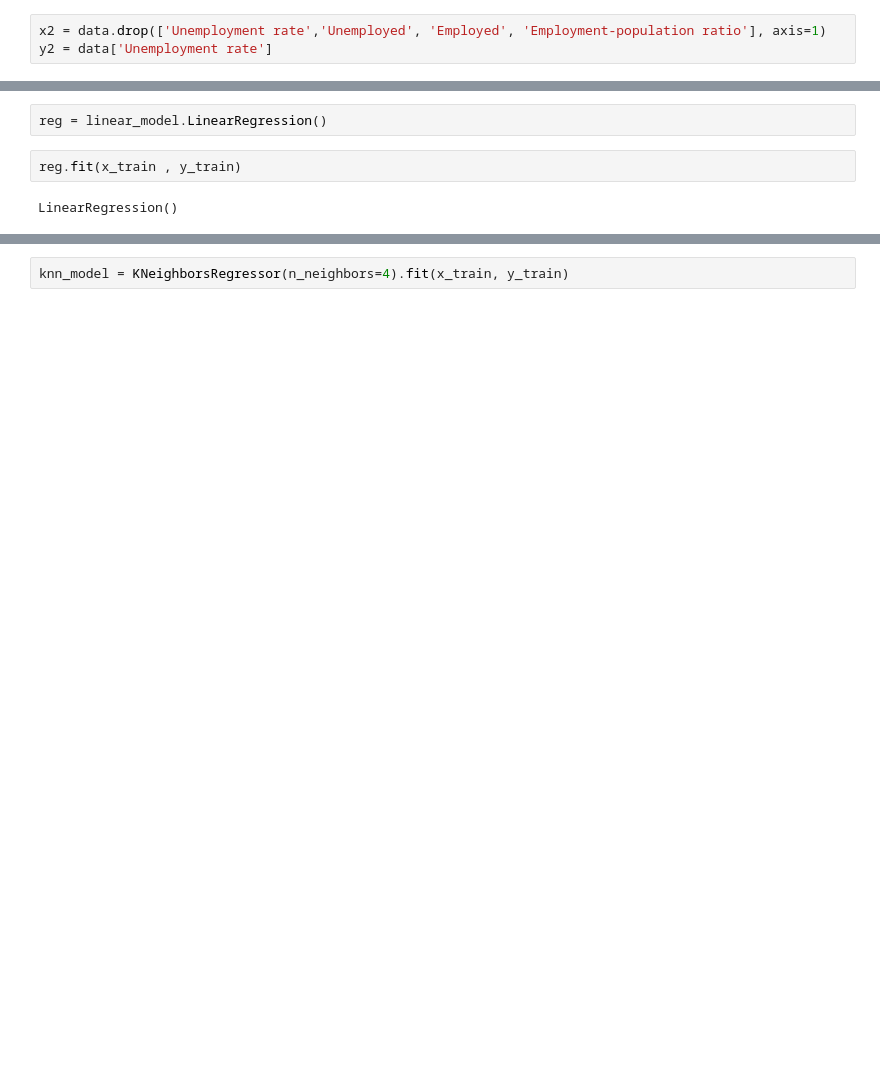
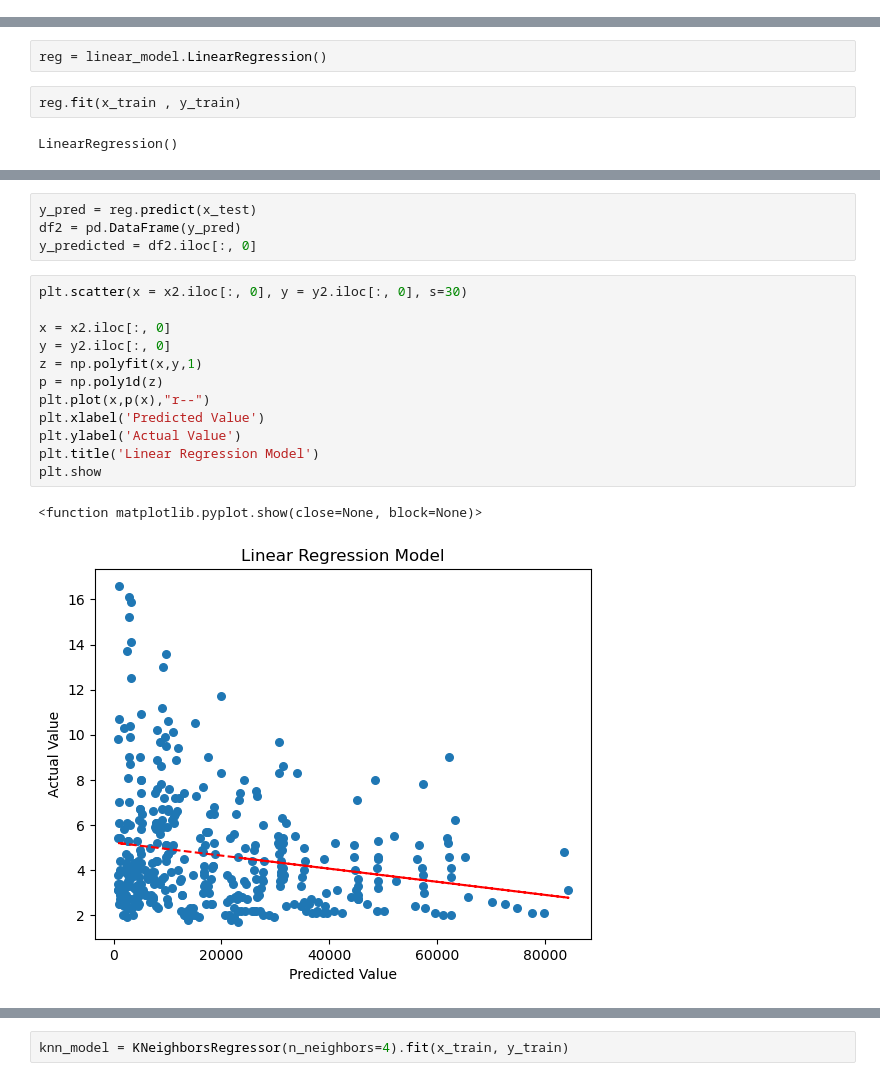
Before and after one commit to zee52791/CapstoneExcelGroup, a Jupyter notebook: MLCapstoneXL/MLCapstone.ipynb, the cells around one changed output, grey strips where cells are left out. Drawn from its saved outputs; the diff is of its cells as text; blank space fills up the shorter version.

```diff
--- a/MLCapstoneXL/MLCapstone.ipynb
+++ b/MLCapstoneXL/MLCapstone.ipynb
@@ -321,3 +242,0 @@ The second set of x and y features will aim to predict the unemployement rate bu
-# %%
-x2 = data.drop(['Unemployment rate','Unemployed', 'Employed', 'Employment-population ratio'], axis=1)
-y2 = data['Unemployment rate']
@@ -698,0 +370,19 @@ from sklearn.neighbors import KNeighborsRegressor
+# %%
+y_pred = reg.predict(x_test)
+df2 = pd.DataFrame(y_pred)
+y_predicted = df2.iloc[:, 0]
+# %%
+plt.scatter(x = x2.iloc[:, 0], y = y2.iloc[:, 0], s=30)
+
+x = x2.iloc[:, 0]
+y = y2.iloc[:, 0]
+z = np.polyfit(x,y,1)
+p = np.poly1d(z)
+plt.plot(x,p(x),"r--")
+plt.xlabel('Predicted Value')
+plt.ylabel('Actual Value')
+plt.title('Linear Regression Model')
+plt.show
+# %% [output]
+<function matplotlib.pyplot.show(close=None, block=None)>
+[figure, added]
```
Also changed, not shown: parts of 182 cells of this notebook.
